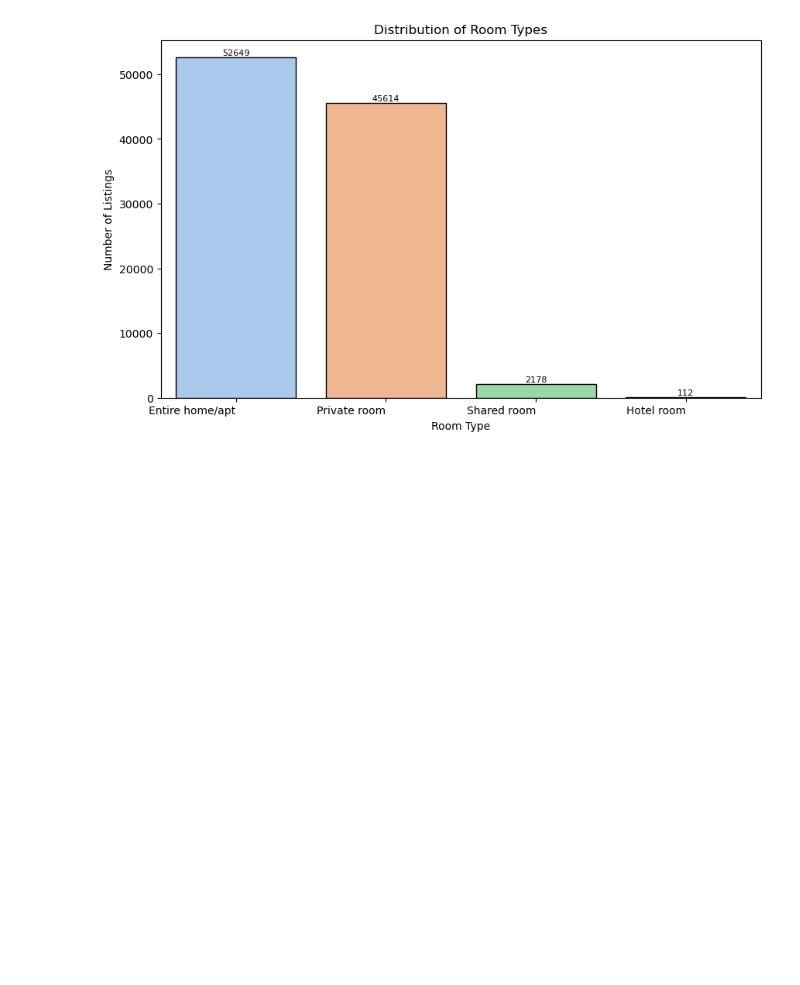
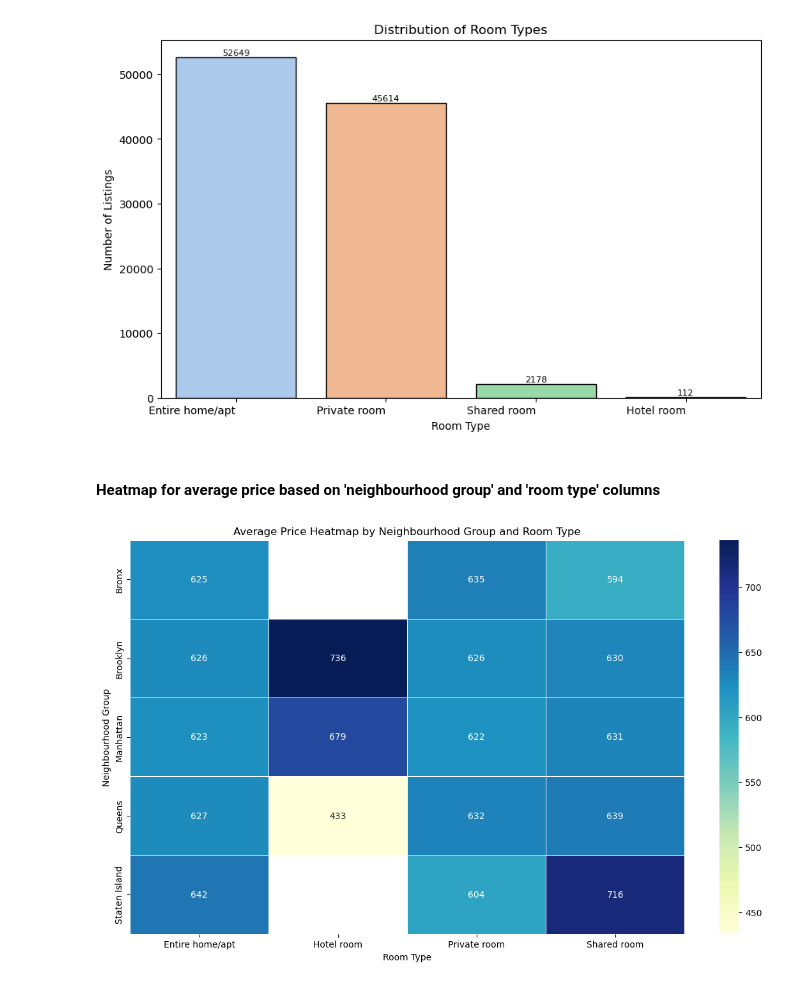
Before and after one commit to dominikvukelic/airbnb_ny_project, a Jupyter notebook: graphs/graphs.ipynb, the cells around one changed output. Saved outputs shown, nothing was run; the diff lists cells and outputs as text; code cells hidden in the pictures; blank space fills up the shorter version.

Commit message:
working on graphs

```diff
--- a/graphs/graphs.ipynb
+++ b/graphs/graphs.ipynb
@@ -102,3 +102,15 @@ for bar in ax.patches:
 plt.show()
 # %% [output]
 [figure]
+# %% [markdown]
+#### Heatmap for average price based on 'neighbourhood group' and 'room type' columns
+# %%
+plt.figure(figsize=(14, 8))
+heatmap_data = df.pivot_table(index='neighbourhood_group', columns='room type', values='price_in_$', aggfunc='mean')
+sns.heatmap(heatmap_data, cmap='YlGnBu', annot=True, fmt='.0f', linewidths=0.5)
+plt.title('Average Price Heatmap by Neighbourhood Group and Room Type')
+plt.xlabel('Room Type')
+plt.ylabel('Neighbourhood Group')
+plt.show()
+# %% [output]
+[figure, added]
```
